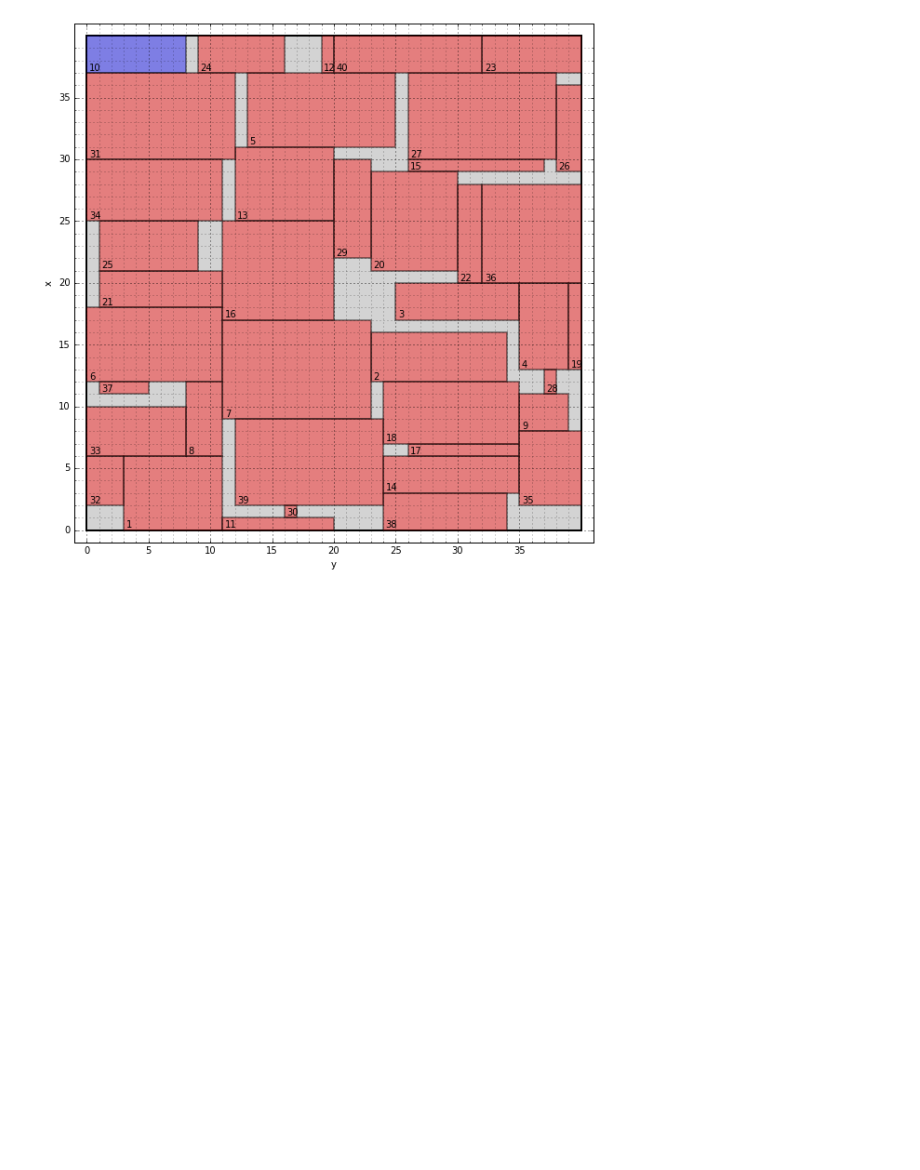
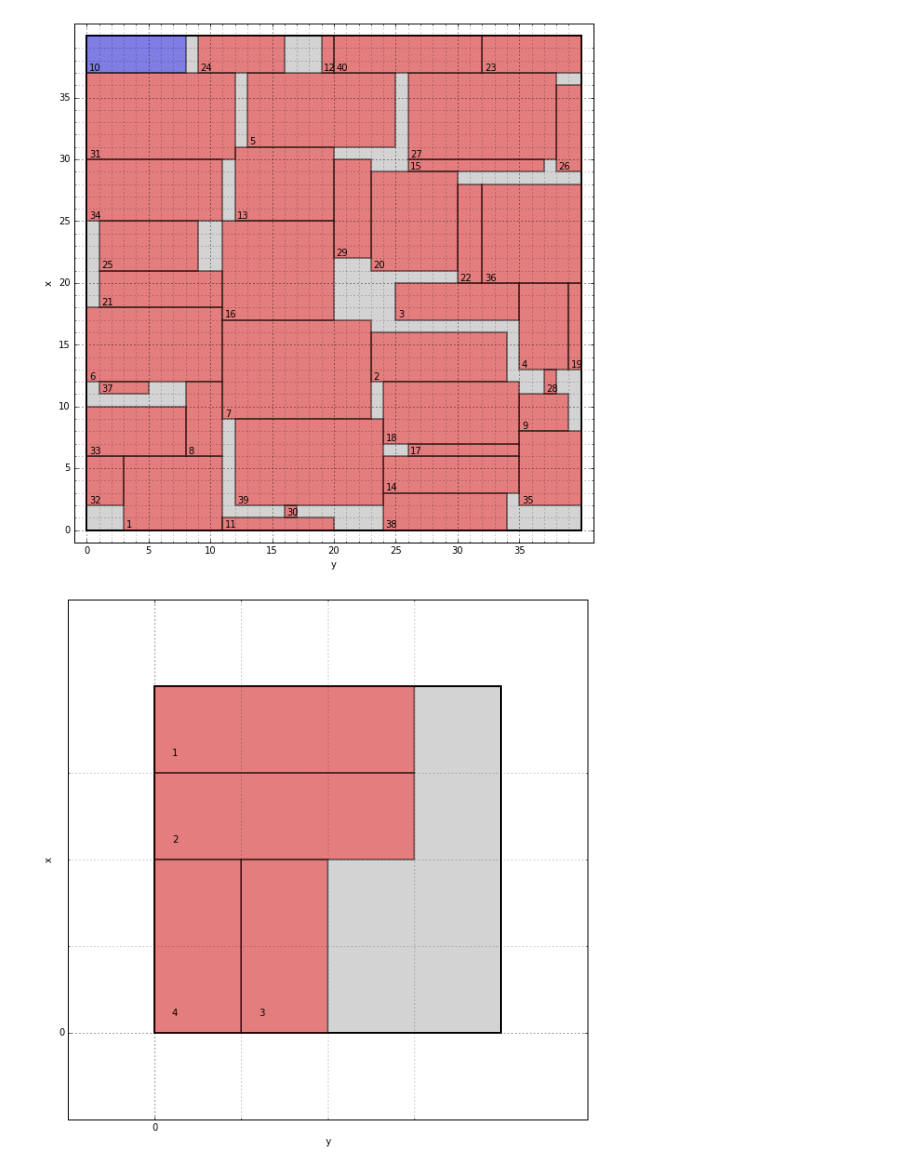
Before and after one commit to C4ptainCrunch/info-f-302, a Jupyter notebook: src/py/results.ipynb, the cells around one changed output. Drawn from its saved outputs; the diff is of its cells as text; code cells hidden in the pictures; blank space fills up the shorter version.

Commit message:
datas

```diff
--- a/src/py/results.ipynb
+++ b/src/py/results.ipynb
@@ -33,3 +33,7 @@ No solution foud
 show_solution_swap(*call("../data/BENG06.TXT", "-r"))
 # %% [output]
 [figure]
+# %%
+show_solution(*call("../data/bord", "-2"))
+# %% [output]
+[figure, added]
```
Also changed, not shown: parts of 1 cell of this notebook, 2 other files.
